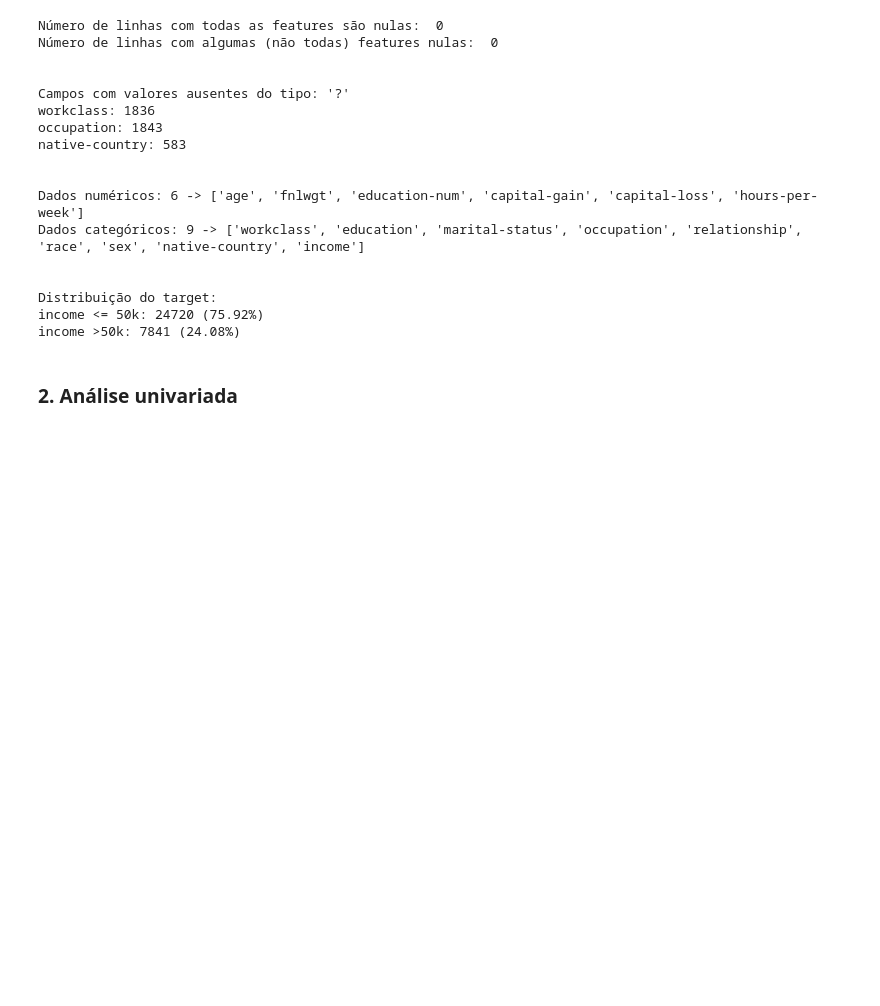
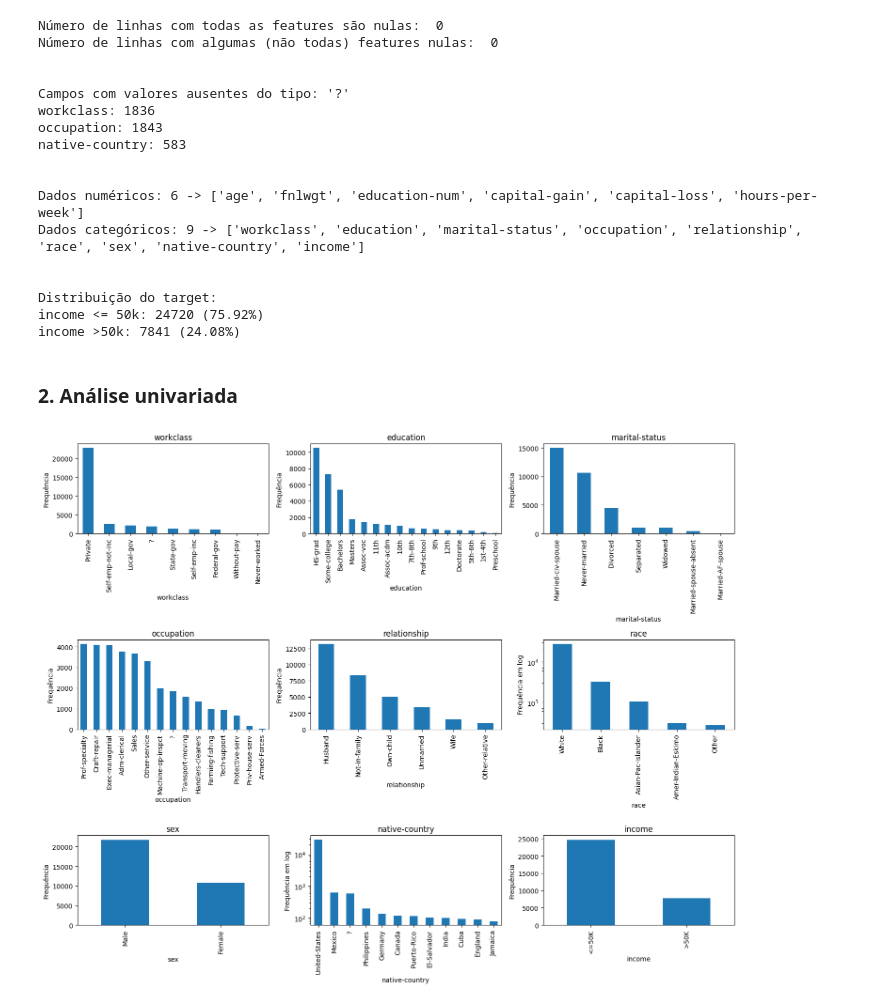
Before and after one commit to iranhonorato/APS-Machine-Learning, a Jupyter notebook: src/projeto_eda.ipynb, the cells around one changed output. Saved outputs shown, nothing was run; the diff lists cells and outputs as text; code cells hidden in the pictures; blank space fills up the shorter version.

Commit message:
feat: Calculando frequência e fazendo plot em gráfico de barras das features categóricas

```diff
--- a/src/projeto_eda.ipynb
+++ b/src/projeto_eda.ipynb
@@ -195,3 +195,24 @@ income <= 50k: 24720 (75.92%)
 income >50k: 7841 (24.08%)
 # %% [markdown]
 ### 2. Análise univariada
+# %%
+fig, axes = plt.subplots(3, 3, figsize=(15, 12))
+
+axes = axes.flatten()
+
+for i, col in enumerate(cat):
+    if col == "native-country":
+        df[col].value_counts().head(12).plot(kind='bar', ax=axes[i], title=col, logy=True)
+        axes[i].set_ylabel('Frequência em log')
+        continue
+    if col == "race":
+        df[col].value_counts().head(12).plot(kind='bar', ax=axes[i], title=col, logy=True)
+        axes[i].set_ylabel('Frequência em log')
+        continue
+    df[col].value_counts().plot(kind='bar', ax=axes[i], title=col)
+    axes[i].set_ylabel('Frequência')
+
+plt.tight_layout()
+plt.show()
+# %% [output]
+[figure, added]
```
